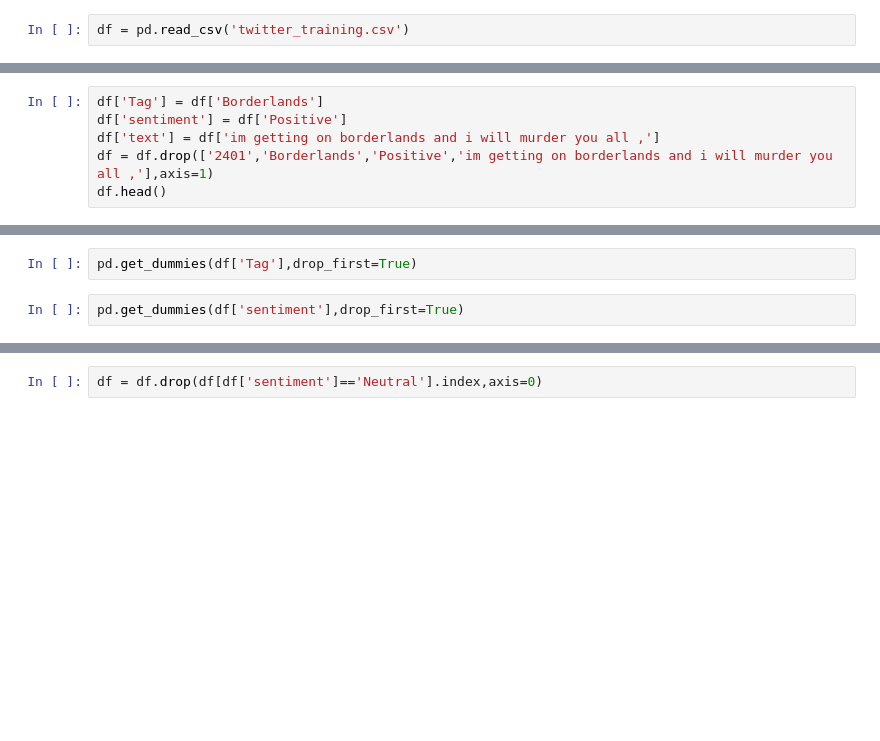
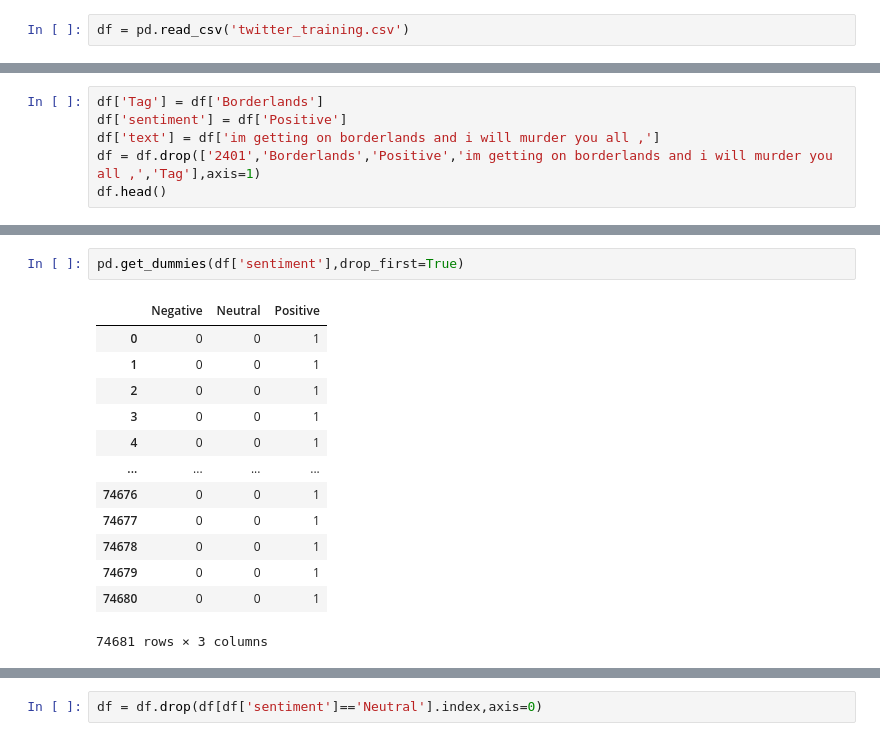
Before and after one commit to pxndey/ml-projects, a Jupyter notebook: sentiment-analysis/sentiments.ipynb, the cells around one changed output, grey strips where cells are left out. Cells and saved outputs as stored; diff of their text form; blank space fills up the shorter version.

Commit message:
sentiment analysis using twitter dataset

```diff
--- a/sentiment-analysis/sentiments.ipynb
+++ b/sentiment-analysis/sentiments.ipynb
@@ -19,5 +37,5 @@ df.info()
 df['Tag'] = df['Borderlands']
 df['sentiment'] = df['Positive']
 df['text'] = df['im getting on borderlands and i will murder you all ,']
-df = df.drop(['2401','Borderlands','Positive','im getting on borderlands and i will murder you all ,'],axis=1)
+df = df.drop(['2401','Borderlands','Positive','im getting on borderlands and i will murder you all ,','Tag'],axis=1)
 df.head()
@@ -24,6 +49,18 @@ df.head()
 # %%
-pd.get_dummies(df['Tag'],drop_first=True)
+pd.get_dummies(df['sentiment'],drop_first=True)
+# %% [output]
+|  | Negative | Neutral | Positive |
+| 0 | 0 | 0 | 1 |
+| 1 | 0 | 0 | 1 |
+| 2 | 0 | 0 | 1 |
+| 3 | 0 | 0 | 1 |
+| 4 | 0 | 0 | 1 |
+| ... | ... | ... | ... |
+| 74676 | 0 | 0 | 1 |
+| 74677 | 0 | 0 | 1 |
+| 74678 | 0 | 0 | 1 |
+| 74679 | 0 | 0 | 1 |
+| 74680 | 0 | 0 | 1 |
+74681 rows × 3 columns
-# %%
-pd.get_dummies(df['sentiment'],drop_first=True)
 # %%
 df
```
Also changed, not shown: parts of 26 cells of this notebook.
